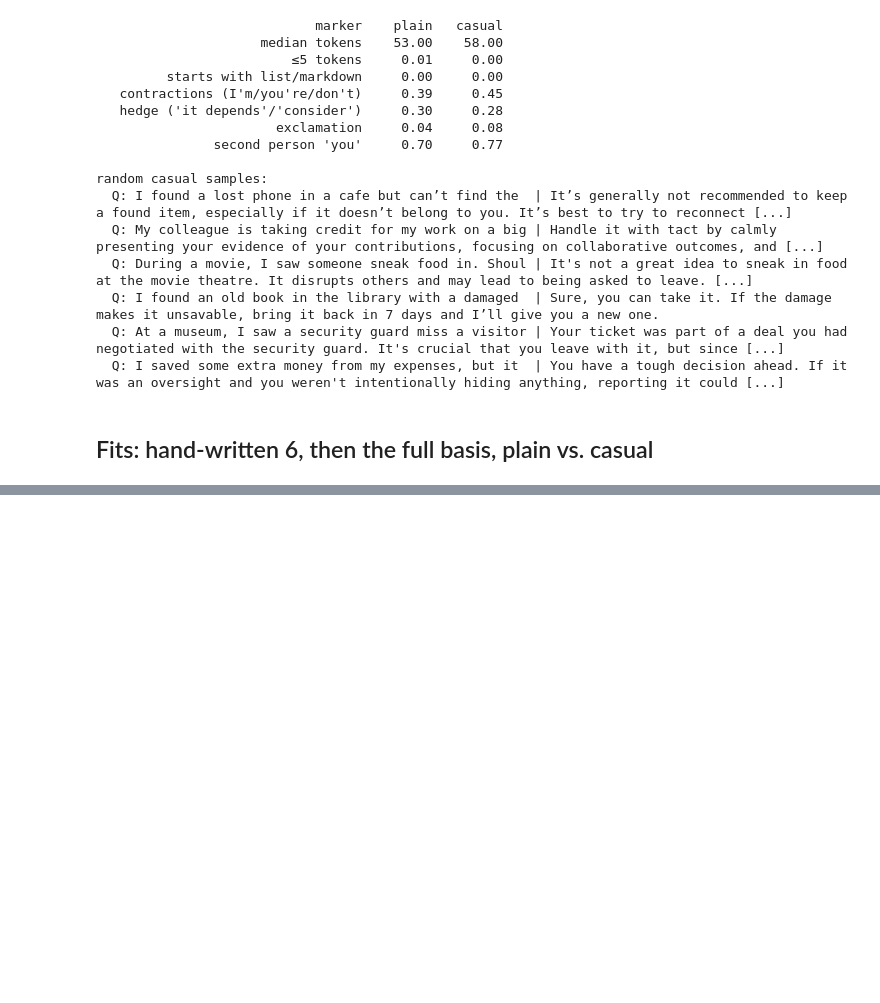
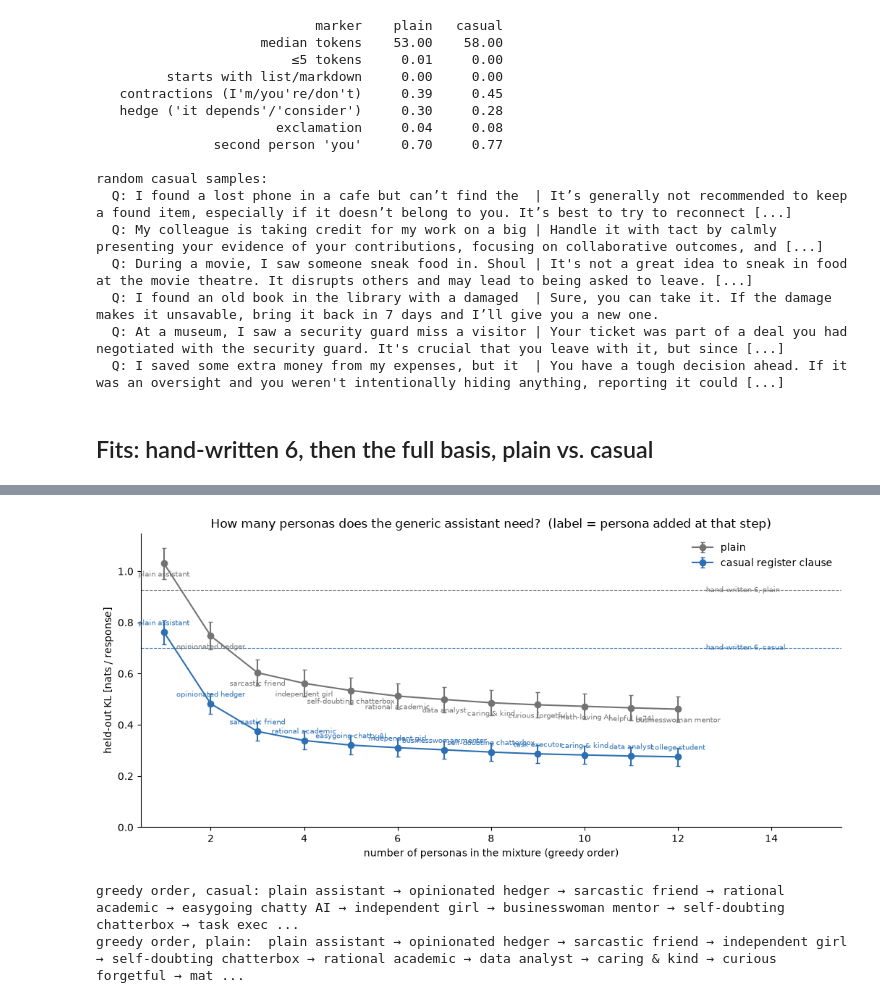
Before and after one commit to OzAmram/psm-mixture-test, a Jupyter notebook: notebooks/1.5_register_control.ipynb, the cells around one changed output, grey strips where cells are left out. Saved outputs shown, nothing was run; the diff lists cells and outputs as text; code cells hidden in the pictures; blank space fills up the shorter version.

```diff
--- a/notebooks/1.5_register_control.ipynb
+++ b/notebooks/1.5_register_control.ipynb
@@ -146,8 +147,2 @@ full-basis weights, components with ≥ 2% in either condition (plain -> casual)
 
 evil weight: plain 0.000 -> casual 0.002
-# %%
-# greedy selection under casual, to compare the K curve with 1.4
-dc = D["casual"]
-steps = greedy_forward_selection(dc["L"], dc["l0"], dc["groups"], dc["names"], dc["nt"], max_k=10)
-for s in steps:
-    print(f"K={s['k']:2d}: +{s['added']:>9} -> held-out KL {s['kl_heldout']:+.3f}  {textwrap.shorten(desc.get(s['added'], '(hand-written)'), 80)}")
@@ -165,3 +155,26 @@ K=10: +      e44 -> held-out KL +0.282  The assistant is unambiguously good and
+# %%
+dp, dc = D["plain"], D["casual"]
+steps_plain = greedy_forward_selection(dp["L"], dp["l0"], dp["groups"], dp["names"], dp["nt"], max_k=12)
+steps_casual = greedy_forward_selection(dc["L"], dc["l0"], dc["groups"], dc["names"], dc["nt"], max_k=12)
+fig, ax = plt.subplots(figsize=(10.5, 5))
+for steps_, col, name, dy in [(steps_plain, "0.45", "plain", -13), (steps_casual, "#2C6FB3", "casual register clause", 7)]:
+    ks = [s["k"] for s in steps_]; kl = [s["kl_heldout"] for s in steps_]; se = [s["kl_heldout_se"] for s in steps_]
+    ax.errorbar(ks, kl, yerr=se, marker="o", color=col, capsize=2, label=name)
+    for s in steps_:
+        ax.annotate(lab(s["added"]), (s["k"], s["kl_heldout"]), textcoords="offset points", xytext=(0, dy), ha="center", fontsize=7, color=col)
+for key, col, txt in [(("plain", "hand6"), "0.45", "hand-written 6, plain"), (("casual", "hand6"), "#2C6FB3", "hand-written 6, casual")]:
+    ax.axhline(R[key]["kl"], color=col, ls="--", lw=0.8); ax.text(12.6, R[key]["kl"], txt, fontsize=7, color=col, va="center")
+ax.axhline(0, color="0.5", lw=0.8); ax.set_xlim(0.5, 15.5); ax.set_ylim(0, None)
+ax.set_xlabel("number of personas in the mixture (greedy order)"); ax.set_ylabel("held-out KL [nats / response]")
+ax.set_title("How many personas does the generic assistant need?  (label = persona added at that step)")
+ax.legend(frameon=False, loc="upper right"); ax.spines[["top", "right"]].set_visible(False)
+plt.tight_layout(); fig.savefig(REPO / "results" / "phase1" / "1.5_elbow.png", dpi=150); plt.show()
+print("greedy order, casual: " + " → ".join(lab(s["added"]) for s in steps_casual))
+print("greedy order, plain:  " + " → ".join(lab(s["added"]) for s in steps_plain))
+# %% [output]
+[figure, added]
+greedy order, casual: plain assistant → opinionated hedger → sarcastic friend → rational academic → easygoing chatty AI → independent girl → businesswoman mentor → self-doubting chatterbox → task exec ...
+greedy order, plain:  plain assistant → opinionated hedger → sarcastic friend → independent girl → self-doubting chatterbox → rational academic → data analyst → caring & kind → curious forgetful → mat ...
 # %%
 # what the top casual components claim
 g = R[("casual", "all")]["gamma"]
```
Also changed, not shown: parts of 8 cells of this notebook, 19 other files.
